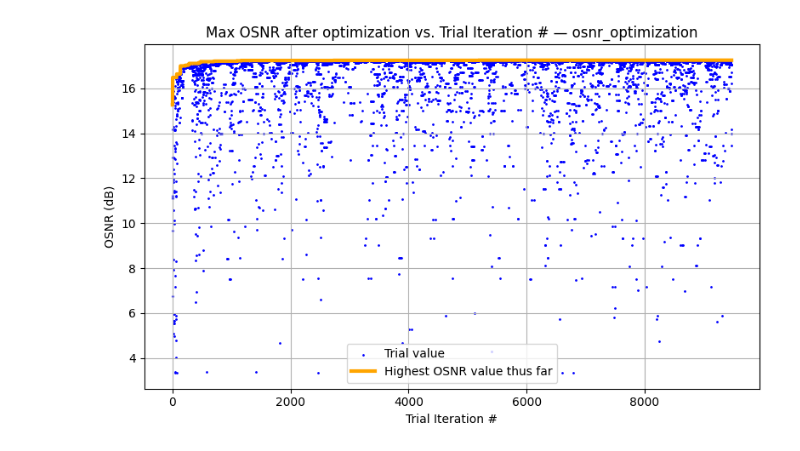
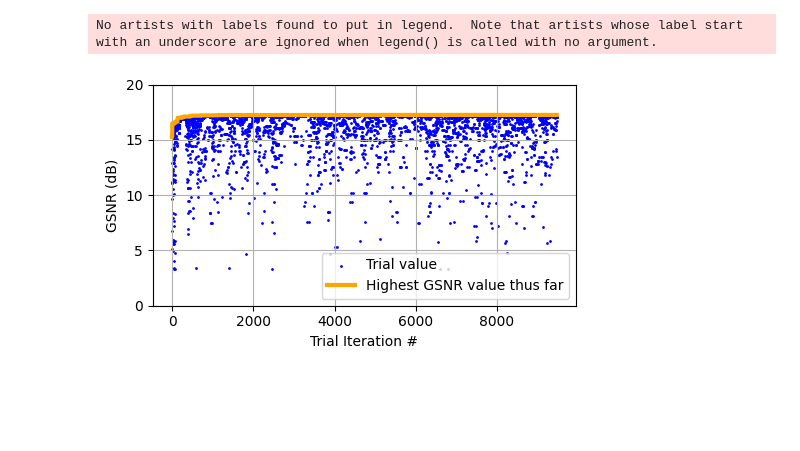
Before and after one commit to bublyapplejuice2/nysernet_gnpy, a Jupyter notebook: optuna_dashboard.ipynb, the cells around one changed output. Cells and saved outputs as stored; diff of their text form; code cells hidden in the pictures; blank space fills up the shorter version.

```diff
--- a/optuna_dashboard.ipynb
+++ b/optuna_dashboard.ipynb
@@ -35,36 +35,42 @@ def main(db_path: str, study_name: str):
             best_so_far.append(current_best)
 
     # Plot scatter of each trial's value
-    plt.figure(figsize=(8, 5))
+    fig, ax = plt.subplots(figsize=(5, 3))
+    ax.set_xlabel('Trial Iteration Number')
+    ax.set_ylabel('OSNR Values (dB)')
+    ax.set_ylim(0, 20)
+    ax.grid()
+    ax.legend()
+    plt.tight_layout()
     plt.scatter(trial_numbers,
                 objective_values,
                 color='blue',
                 s=1,           # dot size in points^2
                 label='Trial value')
 
     # Plot best-so-far as an orange line, no markers
     plt.plot(trial_numbers,
              best_so_far,
              color='orange',
              linewidth=3,  # medium thickness (1.5 pt)
-             label='Highest OSNR value thus far')
+             label='Highest GSNR value thus far')
 
     plt.xlabel("Trial Iteration #")
-    plt.ylabel("OSNR (dB)")
-    plt.title(f"{'Max' if is_maximize else 'Min'} OSNR after optimization vs. Trial Iteration #")
+    plt.ylabel("GSNR (dB)")
     plt.legend()
     plt.grid(True)
     plt.tight_layout()
     plt.show()
 
 if __name__ == "__main__":
     DB_PATH = "optuna_study.db"
     STUDY_NAME = "osnr_optimization"
 
     if not os.path.isfile(DB_PATH):
         print(f"Database file not found: {DB_PATH}", file=sys.stderr)
         sys.exit(1)
 
     main(DB_PATH, STUDY_NAME)
 # %% [output]
+No artists with labels found to put in legend.  Note that artists whose label start with an underscore are ignored when legend() is called with no argument.
-[figure, old version]
+[figure, new version]
```
Also changed, not shown: parts of 3 cells of this notebook, 5 other files.
